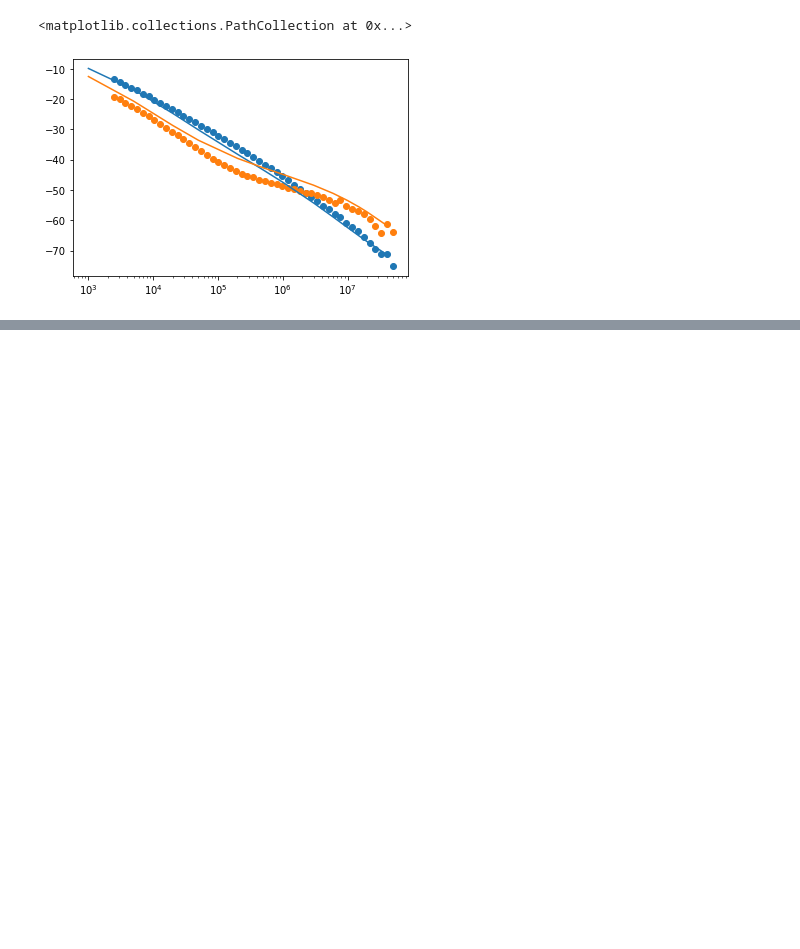
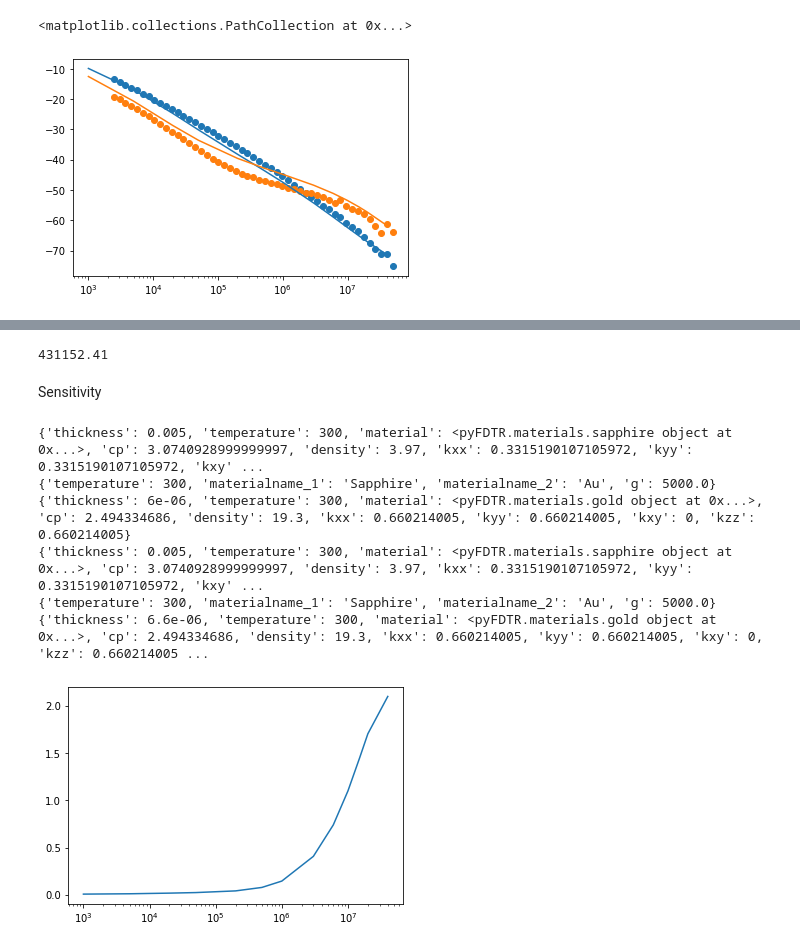
Before and after one commit to marcelclaro/FDTR, a Jupyter notebook: basictests.ipynb, the cells around one changed output, grey strips where cells are left out. Drawn from its saved outputs; the diff is of its cells as text; code cells hidden in the pictures; blank space fills up the shorter version.

```diff
--- a/basictests.ipynb
+++ b/basictests.ipynb
@@ -237,0 +282,68 @@ lmfit.report_fit(out)
+# %%
+#Using jupyter you can always check the variables values
+points300k[25,0]
+# %% [output]
+431152.41
+# %% [markdown]
+Sensitivity
+# %%
+import numpy as np
+import mpmath
+from pyFDTR.domain import *
+from pyFDTR.materials import *
+from pyFDTR.fouriermodel import *
+import matplotlib as mpl
+import matplotlib.pyplot as plt
+
+
+mpmath.mp.dps = 5
+
+load = np.genfromtxt('./sapphire-gold60nm_80K.txt',skip_header=2)
+points80k = np.delete(load,1,1)
+
+load = np.genfromtxt('./sapphire-gold60nm_300K.txt',skip_header=2)
+points300k = np.delete(load,1,1)
+
+frequencies = [1e3,5e3,20e3,50e3,200e3,500e3,1e6,3e6,6e6,10e6,15e6,20e6,40e6]
+
+domain = Domain(300)
+domain.add_substrate(sapphire)
+domain.add_layer(60e-7,gold)
+domain.set_interface_condu(1,5e3)
+model = FourierModelFDTR(domain,4.05e-4,4.05e-4,0)
+
+print(vars(domain.heat_path[0]))
+print(vars(domain.heat_path[1]))
+print(vars(domain.heat_path[2]))
+
+phases_80 = []
+for f in frequencies:
+  phases_80.append(model.get_phase(f))
+
+domain = Domain(300)
+domain.add_substrate(sapphire)
+domain.add_layer(66e-7,gold)
+domain.set_interface_condu(1,5e3)
+model = FourierModelFDTR(domain,4.05e-4,4.05e-4,0)
+
+print(vars(domain.heat_path[0]))
+print(vars(domain.heat_path[1]))
+print(vars(domain.heat_path[2]))
+
+phases_300 = []
+for f in frequencies:
+  phases_300.append(model.get_phase(f))
+
+#Sensitivity is just the difference change that parameter
+difference = np.array(phases_80)-np.array(phases_300) #converting to nparray just to do the math quickly
+
+fig, ax = plt.subplots()  # Create a figure containing a single axes.
+ax.semilogx(frequencies, difference);  # Plot some data on the axes.
+# %% [output]
+{'thickness': 0.005, 'temperature': 300, 'material': <pyFDTR.materials.sapphire object at 0x...>, 'cp': 3.0740928999999997, 'density': 3.97, 'kxx': 0.3315190107105972, 'kyy': 0.3315190107105972, 'kxy' ...
+{'temperature': 300, 'materialname_1': 'Sapphire', 'materialname_2': 'Au', 'g': 5000.0}
+{'thickness': 6e-06, 'temperature': 300, 'material': <pyFDTR.materials.gold object at 0x...>, 'cp': 2.494334686, 'density': 19.3, 'kxx': 0.660214005, 'kyy': 0.660214005, 'kxy': 0, 'kzz': 0.660214005}
+{'thickness': 0.005, 'temperature': 300, 'material': <pyFDTR.materials.sapphire object at 0x...>, 'cp': 3.0740928999999997, 'density': 3.97, 'kxx': 0.3315190107105972, 'kyy': 0.3315190107105972, 'kxy' ...
+{'temperature': 300, 'materialname_1': 'Sapphire', 'materialname_2': 'Au', 'g': 5000.0}
+{'thickness': 6.6e-06, 'temperature': 300, 'material': <pyFDTR.materials.gold object at 0x...>, 'cp': 2.494334686, 'density': 19.3, 'kxx': 0.660214005, 'kyy': 0.660214005, 'kxy': 0, 'kzz': 0.660214005 ...
+[figure, added]
```
Also changed, not shown: parts of 6 cells of this notebook.
